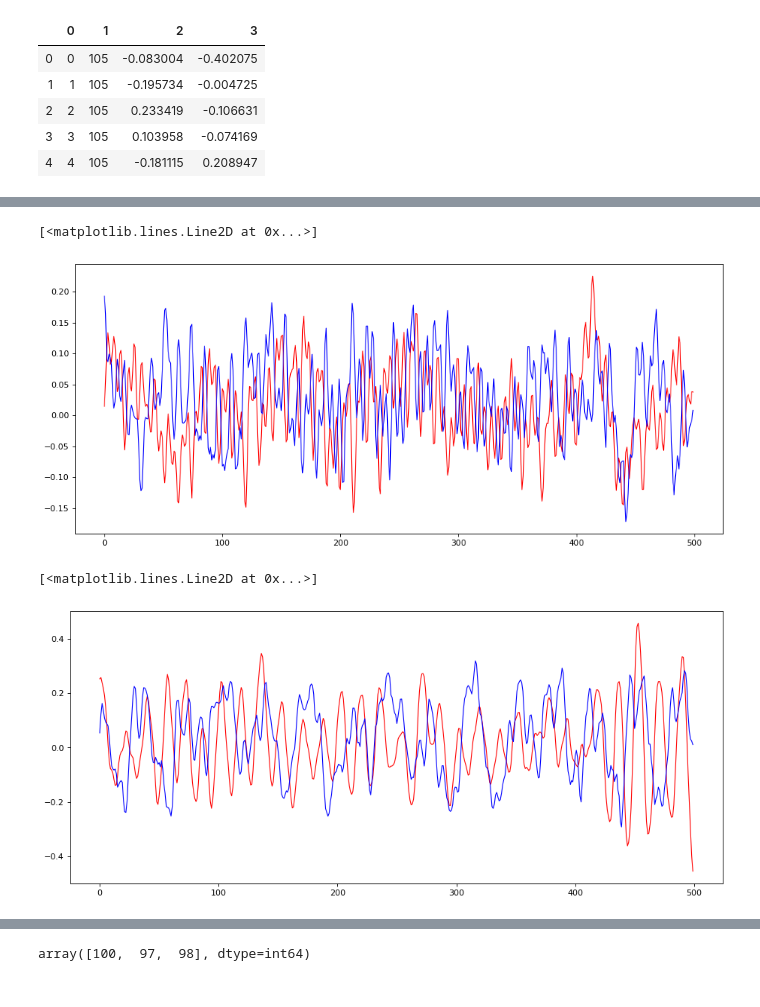
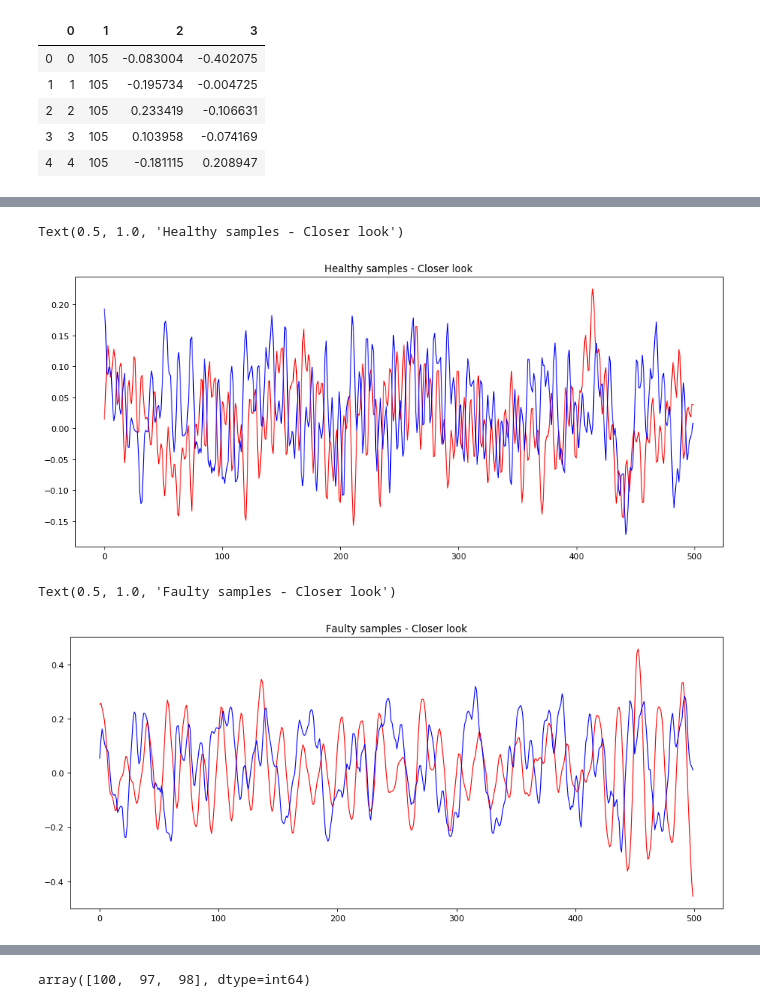
Before and after one commit to krishnatejakvv/infypoc, a Jupyter notebook: det_model.ipynb, the cells around one changed output, grey strips where cells are left out. Cells and saved outputs as stored; diff of their text form; code cells hidden in the pictures.

```diff
--- a/det_model.ipynb
+++ b/det_model.ipynb
@@ -8,5 +36,5 @@ healthy_path = Path("infypoc/result_healthy_pandas.csv")
 # %%
-df_healthy = pd.read_csv(healthy_path, engine='python', header=None)
+df_healthy = pd.read_csv('result_healthy_pandas.csv', engine='python', header=None)
 df_healthy.head()
 # %% [output]
 |  | 0 | 1 | 2 | 3 |
@@ -88,15 +93,17 @@ ax.plot(range(0,size), faulty_sample[:,0], '-', color='blue', animated = True, l
 # %%
 fig, ax = plt.subplots(num=None, figsize=(14, 6), dpi=80, facecolor='w', edgecolor='k')
 ax.plot(range(0,500), healthy_sample[:500,0], '-', color='red', animated = True, linewidth=1)
 ax.plot(range(0,500), healthy_sample[:500,1], '-', color='blue', animated = True, linewidth=1)
+ax.set_title("Healthy samples - Closer look")
 # %% [output]
-[<matplotlib.lines.Line2D at 0x...>]
+Text(0.5, 1.0, 'Healthy samples - Closer look')
-[figure, old version]
+[figure, new version]
 # %%
 fig, ax = plt.subplots(num=None, figsize=(14, 6), dpi=80, facecolor='w', edgecolor='k')
 ax.plot(range(0,500), faulty_sample[:500,0], '-', color='red', animated = True, linewidth=1)
 ax.plot(range(0,500), faulty_sample[:500,1], '-', color='blue', animated = True, linewidth=1)
+ax.set_title("Faulty samples - Closer look")
 # %% [output]
-[<matplotlib.lines.Line2D at 0x...>]
+Text(0.5, 1.0, 'Faulty samples - Closer look')
-[figure, old version]
+[figure, new version]
 # %%
```
Also changed, not shown: parts of 26 cells of this notebook.
